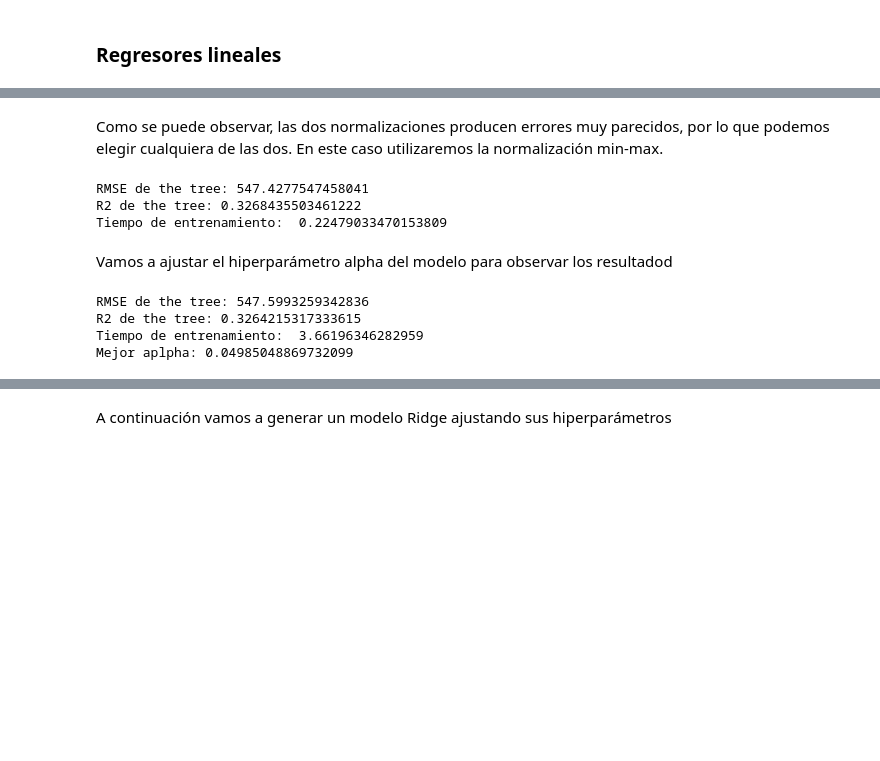
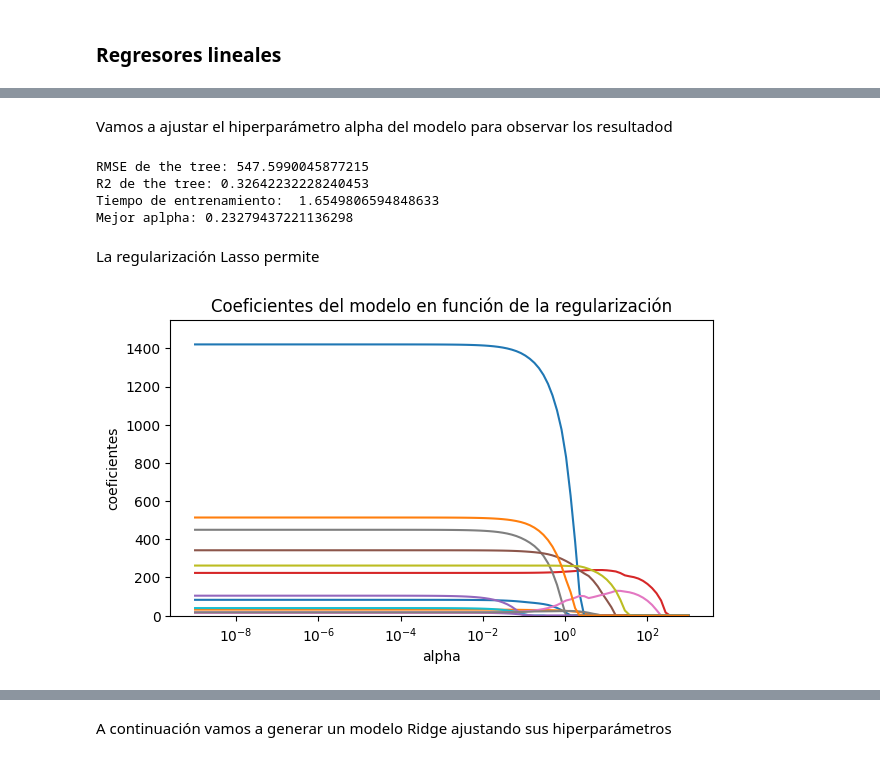
Before and after one commit to GLuis189/GRUPO13_Practica1, a Jupyter notebook: main.ipynb, the cells around one changed output, grey strips where cells are left out. Saved outputs shown, nothing was run; the diff lists cells and outputs as text; code cells hidden in the pictures; blank space fills up the shorter version.

Commit message:
lasso

```diff
--- a/main.ipynb
+++ b/main.ipynb
@@ -536,49 +558,51 @@ Tiempo de entrenamiento:  0.016014575958251953
-# %% [markdown]
-Como se puede observar, las dos normalizaciones producen errores muy parecidos, por lo que podemos elegir cualquiera de las dos. En este caso utilizaremos la normalización min-max.
-# %%
-pipe_regr = Pipeline([
-        ('preproceso', min_max), #entrada del pipeline
-        ('regresor', LassoCV(cv= 3)) #salida del pipeline
-])
-np.random.seed(100472037)
-
-t1 = time.time()
-pipe_regr.fit(X_train, y_train) #entrena
-t2 = time.time()
-
-y_test_pred = pipe_regr.predict(X_test)
-
-rmse_lineal = rmse(y_test, y_test_pred)
-r2_lineal = r2(y_test, y_test_pred)
-print(f"RMSE de the tree: {rmse_lineal}")
-print(f"R2 de the tree: {r2_lineal}")
-print("Tiempo de entrenamiento: ", t2 - t1)
-# %% [output]
-RMSE de the tree: 547.4277547458041
-R2 de the tree: 0.3268435503461222
-Tiempo de entrenamiento:  0.22479033470153809
 # %% [markdown]
 Vamos a ajustar el hiperparámetro alpha del modelo para observar los resultadod
 # %%
 pipe_regrLasso = Pipeline([
-        ('preproceso', min_max), #entrada del pipeline
-        ('regresor', LassoCV(alphas = np.logspace(-10, 5, 900),cv= 3)) #salida del pipeline
+        ('preproceso', standar), #entrada del pipeline
+        ('regresor', LassoCV(alphas = np.logspace(-9, 3, 110),cv= 3)) #salida del pipeline
 ])
-
+np.random.seed(100472037)
 t1 = time.time()
 pipe_regrLasso.fit(X_train, y_train) #entrena
 t2 = time.time()
 
 y_test_pred = pipe_regrLasso.predict(X_test)
 
-rmse_lineal = rmse(y_test, y_test_pred)
-r2_lineal = r2(y_test, y_test_pred)
-print(f"RMSE de the tree: {rmse_lineal}")
-print(f"R2 de the tree: {r2_lineal}")
+rmse_lasso_hp = rmse(y_test, y_test_pred)
+r2_lasso_hp = r2(y_test, y_test_pred)
+t_lasso_hp = t2 - t1
+print(f"RMSE de the tree: {rmse_lasso_hp}")
+print(f"R2 de the tree: {r2_lasso_hp}")
 print("Tiempo de entrenamiento: ", t2 - t1)
-print(f"Mejor aplpha: {pipe_regr['regresor'].alpha_}")
+print(f"Mejor aplpha: {pipe_regrLasso['regresor'].alpha_}")
 # %% [output]
-RMSE de the tree: 547.5993259342836
-R2 de the tree: 0.3264215317333615
-Tiempo de entrenamiento:  3.66196346282959
-Mejor aplpha: 0.04985048869732099
+RMSE de the tree: 547.5990045877215
+R2 de the tree: 0.32642232228240453
+Tiempo de entrenamiento:  1.6549806594848633
+Mejor aplpha: 0.23279437221136298
+# %% [markdown]
+La regularización Lasso permite
+# %%
+# Evolución de los coeficientes en función de alpha
+# ==============================================================================
+alphas = pipe_regrLasso['regresor'].alphas_
+coefs = []
+
+for alpha in alphas:
+    modelo_temp = Pipeline([
+        ('preproceso', standar),
+        ('regresor', Lasso(alpha=alpha, fit_intercept=False))
+    ])
+    modelo_temp.fit(X_train, y_train)
+    coefs.append(modelo_temp['regresor'].coef_.flatten())
+
+fig, ax = plt.subplots(figsize=(7, 3.84))
+ax.plot(alphas, coefs)
+ax.set_xscale('log')
+ax.set_ylim([-2.5,None])
+ax.set_xlabel('alpha')
+ax.set_ylabel('coeficientes')
+ax.set_title('Coeficientes del modelo en función de la regularización');
+# %% [output]
+[figure, added]
```
Also changed, not shown: parts of 29 cells of this notebook.
